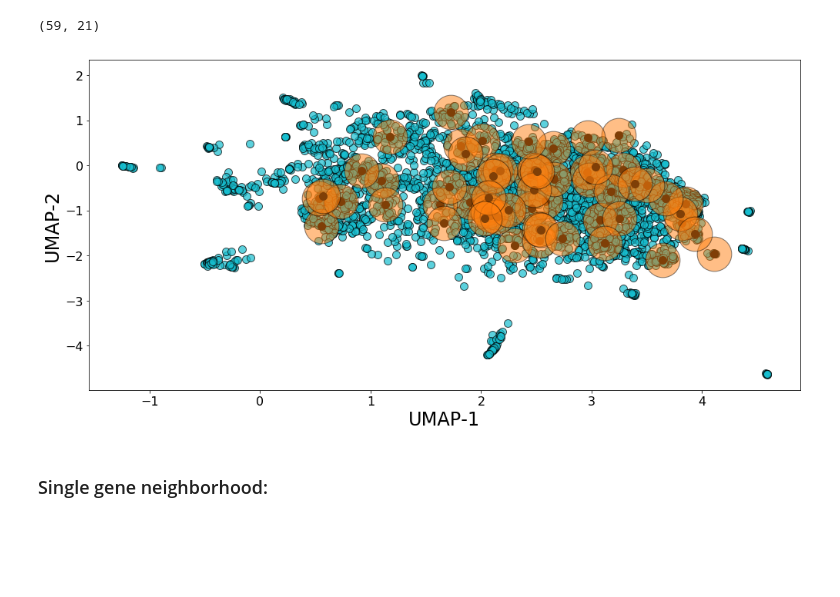
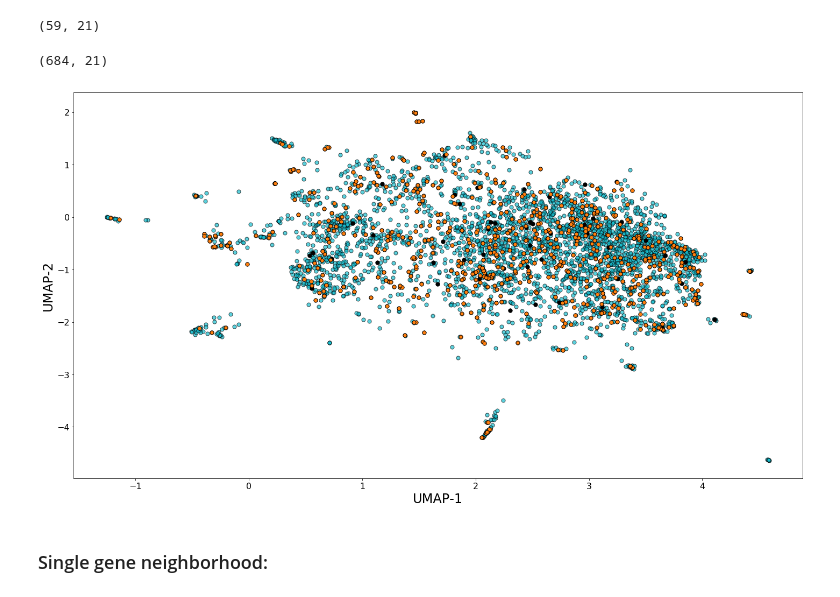
Before and after one commit to manuflores/tbredox, a Jupyter notebook: notebooks/umap_visualizations_other.ipynb, the cells around one changed output. Cells and saved outputs as stored; diff of their text form; code cells hidden in the pictures; blank space fills up the shorter version.

Commit message:
more work on nearest neighbors

```diff
--- a/notebooks/umap_visualizations_other.ipynb
+++ b/notebooks/umap_visualizations_other.ipynb
@@ -98,25 +102,35 @@ df_CRISPRi = df_w_annot_[df_w_annot_.CRISPRi.values == True].copy()
 df_CRISPRi.shape
 # %% [output]
 (59, 21)
+# %%
+df_high = df_w_annot_[df_w_annot_.Annotation.values >= 4]
+df_high.shape
+# %% [output]
+(684, 21)
 # %%
-plt.figure(figsize=(14,7))
+plt.figure(figsize=(20,11))
 
-plt.scatter(df_w_annot_.u1, df_w_annot_.u2, s = 100, color = cols[-1], edgecolors='k', alpha = 0.7)
+plt.scatter(df_w_annot_.u1, df_w_annot_.u2, s = 50, color = cols[-1], edgecolors='k', alpha = 0.7)
 
 for index, row in df_CRISPRi.iterrows():
-    plt.scatter(row['u1'], row['u2'], s = 100, color = 'k', edgecolors='k', alpha = 1)
-    plt.scatter(row['u1'], row['u2'], s = 2000, color = cols[1], edgecolors='k', alpha = 0.5)
+    plt.scatter(row['u1'], row['u2'], s = 50, color = 'k', edgecolors='k', alpha = 1)
+#     plt.scatter(row['u1'], row['u2'], s = 2000, color = cols[1], edgecolors='k', alpha = 0.5)
+
+for index, row in df_high.iterrows():
+    plt.scatter(row['u1'], row['u2'], s = 50, color = cols[1], edgecolors='k', alpha = 1)
+#     plt.scatter(row['u1'], row['u2'], s = 2000, color = cols[1], edgecolors='k', alpha = 0.5)
+
 
 plt.xlabel('UMAP-1', fontsize = 24 )
 plt.ylabel('UMAP-2', fontsize = 24 )
 xt = plt.xticks(fontsize = 16)
 yt = plt.yticks(fontsize = 16)
 
 plt.tight_layout()
-fig_file = '../figures/umap_CRISPRi_neighborhoods.png'
+fig_file = '../figures/umap_CRISPRi_and_knowns.png'
 plt.savefig(fig_file, dpi = 300)
 # %% [output]
-[figure, old version]
+[figure, new version]
 # %% [markdown]
 ### Single gene neighborhood:
 # %%
```
Also changed, not shown: parts of 9 cells of this notebook, 3 other files.
